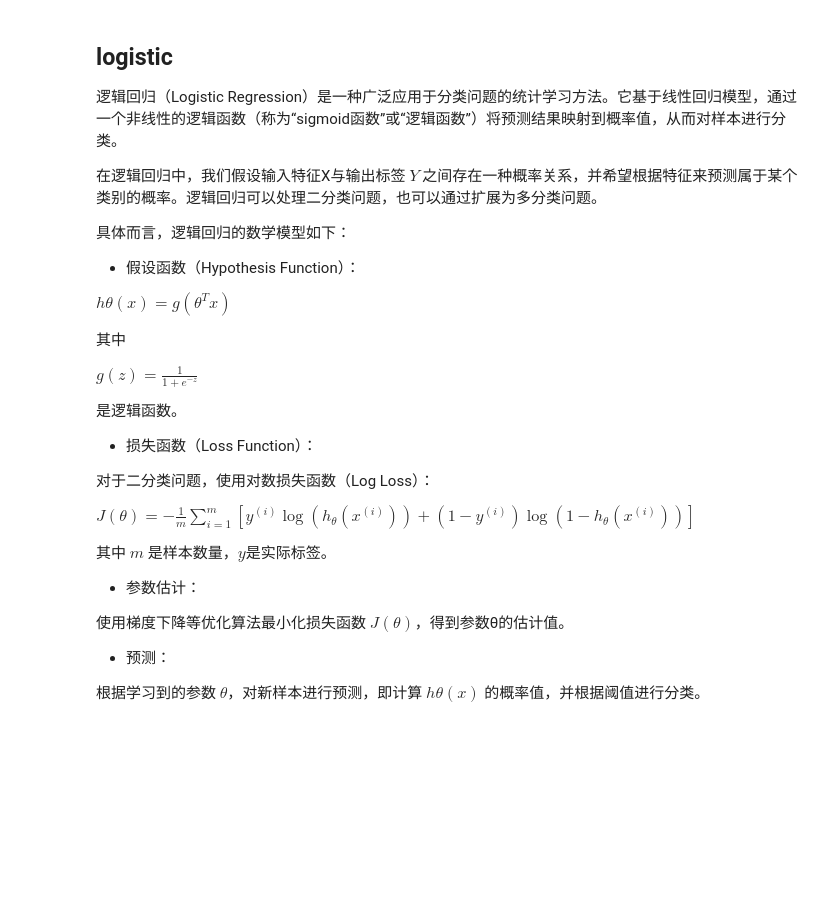
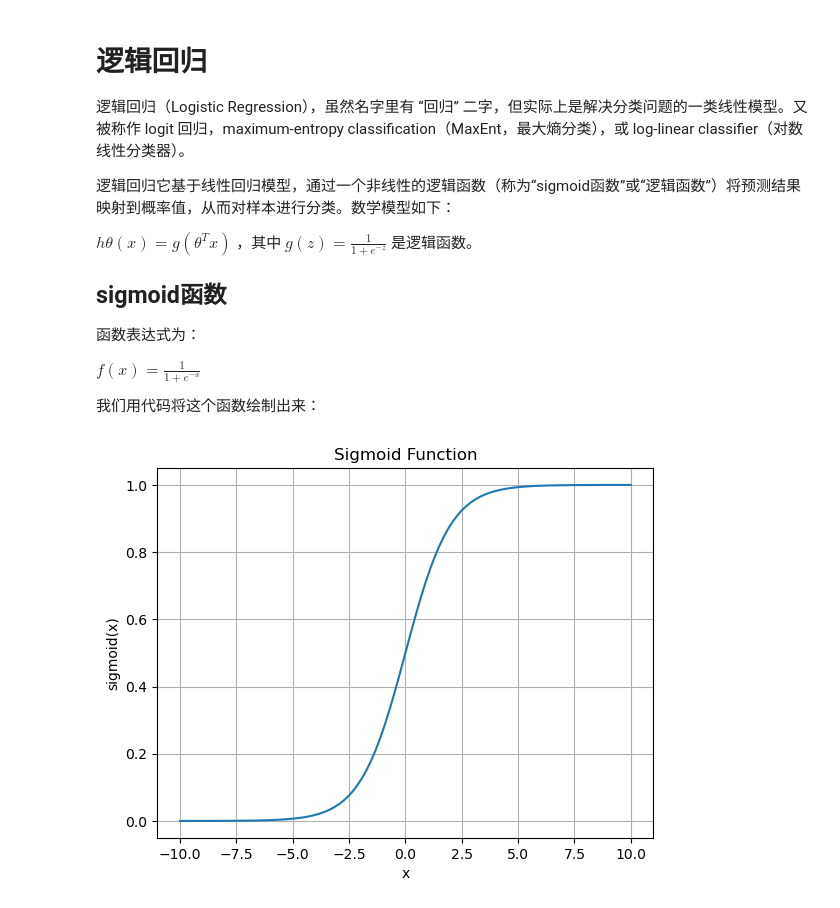
Before and after one commit to tianxuzhang/introduction-to-machine-learning, a Jupyter notebook: docs/回归/逻辑回归.ipynb, the cells around one changed output. Drawn from its saved outputs; the diff is of its cells as text; code cells hidden in the pictures; blank space fills up the shorter version.

Commit message:
feat: 逻辑回归

```diff
--- a/docs/回归/逻辑回归.ipynb
+++ b/docs/回归/逻辑回归.ipynb
@@ -1,34 +1,39 @@
 # %% [markdown]
-## logistic
+# 逻辑回归
 
-逻辑回归（Logistic Regression）是一种广泛应用于分类问题的统计学习方法。它基于线性回归模型，通过一个非线性的逻辑函数（称为“sigmoid函数”或“逻辑函数”）将预测结果映射到概率值，从而对样本进行分类。
+逻辑回归（Logistic Regression），虽然名字里有 “回归” 二字，但实际上是解决分类问题的一类线性模型。又被称作 logit 回归，maximum-entropy classification（MaxEnt，最大熵分类），或 log-linear classifier（对数线性分类器）。
 
-在逻辑回归中，我们假设输入特征X与输出标签 $Y$ 之间存在一种概率关系，并希望根据特征来预测属于某个类别的概率。逻辑回归可以处理二分类问题，也可以通过扩展为多分类问题。
+逻辑回归它基于线性回归模型，通过一个非线性的逻辑函数（称为“sigmoid函数”或“逻辑函数”）将预测结果映射到概率值，从而对样本进行分类。数学模型如下：
 
-具体而言，逻辑回归的数学模型如下：
+$hθ(x) = g(θ^T x)$ ，其中 $g(z) = \frac{1}{1 + e^{-z}} $ 是逻辑函数。
 
-* 假设函数（Hypothesis Function）：
+## sigmoid函数
+函数表达式为：
 
-$hθ(x) = g(θ^T x)$
+$
+f(x) = \frac{1}{1 + e^{-x}}
+$
 
-其中
-
-$g(z) = \frac{1}{1 + e^{-z}} $
-
-是逻辑函数。
-
-* 损失函数（Loss Function）：
-
-对于二分类问题，使用对数损失函数（Log Loss）：
-
-$ J(\theta) = -\frac{1}{m} \sum_{i=1}^{m} [y^{(i)} \log(h_\theta(x^{(i)})) + (1-y^{(i)}) \log(1 - h_\theta(x^{(i)}))] $
-
-其中 $m$ 是样本数量，$y$是实际标签。
-
-* 参数估计：
-
-使用梯度下降等优化算法最小化损失函数 $J(θ)$，得到参数θ的估计值。
-
-* 预测：
-
-根据学习到的参数 $θ$，对新样本进行预测，即计算 $hθ(x)$ 的概率值，并根据阈值进行分类。
+我们用代码将这个函数绘制出来：
+# %%
+import numpy as np
+import matplotlib.pyplot as plt
+
+def sigmoid(x):
+    return 1 / (1 + np.exp(-x))
+
+# 生成一系列x值
+x = np.linspace(-10, 10, 100)
+
+# 计算对应的sigmoid值
+y = sigmoid(x)
+
+# 绘制sigmoid函数曲线
+plt.plot(x, y)
+plt.xlabel('x')
+plt.ylabel('sigmoid(x)')
+plt.title('Sigmoid Function')
+plt.grid(True)
+plt.show()
+# %% [output]
+[figure, added]
```
Also changed, not shown: parts of 5 cells of this notebook, 1 other file.
